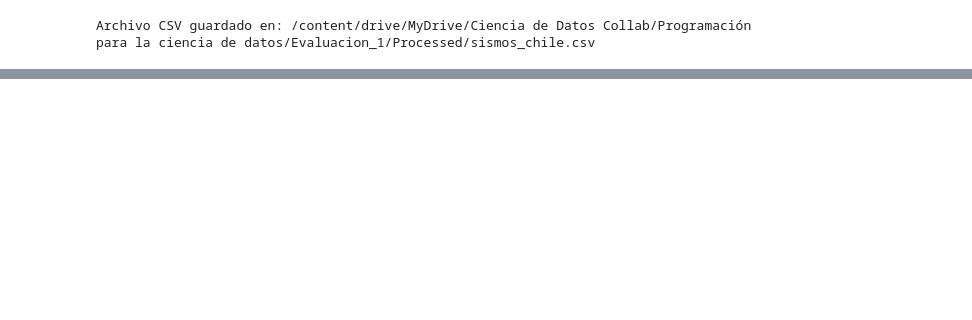
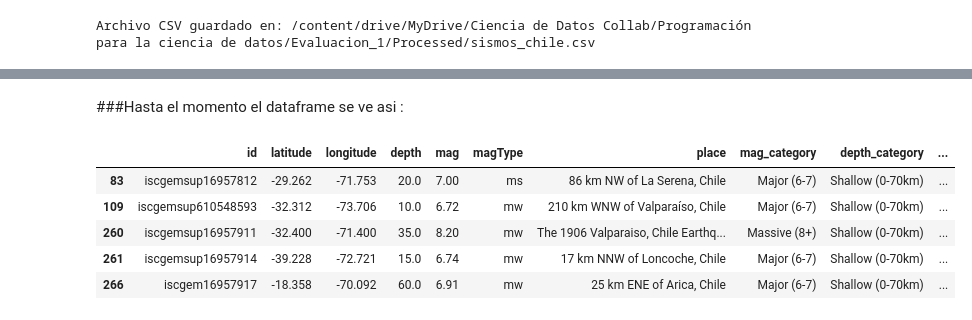
Before and after one commit to javisagredo-dev/Evaluacion1_Prog_DS, a Jupyter notebook: Evaluación_1_Prog_DS.ipynb, the cells around one changed output, grey strips where cells are left out. Saved outputs shown, nothing was run; the diff lists cells and outputs as text; code cells hidden in the pictures; blank space fills up the shorter version.

```diff
--- a/Evaluación_1_Prog_DS.ipynb
+++ b/Evaluación_1_Prog_DS.ipynb
@@ -219,0 +130,2 @@ sismos_chile.describe()
+# %%
+sismos_procesado = sismos_chile.copy()
@@ -219,0 +348,16 @@ sismos_chile.describe()
+# %%
+# Convertir magType a categoría
+sismos_procesado['magType'] = sismos_procesado['magType'].astype('category')
+
+# Convertir depth_category a string
+sismos_procesado['depth_category'] = sismos_procesado['depth_category'].astype('string')
+
+# Convertir mag_category a string
+sismos_procesado['mag_category'] = sismos_procesado['mag_category'].astype('string')
+
+# Verificar los cambios
+print(sismos_procesado.dtypes)
+
+## Convertir magType a category y depth_category junto con mag_category a string optimiza la memoria y el rendimiento del DataFrame.
+## El tipo category almacena valores repetidos de forma eficiente, mientras que string mejora el manejo de texto y evita errores típicos
+## del tipo object, logrando un código más rápido y profesional sin perder información.
@@ -219,0 +377,11 @@ sismos_chile.describe()
+# %% [markdown]
+###Hasta el momento el dataframe se ve asi :
+# %%
+sismos_procesado.head()
+# %% [output]
+|  | id | latitude | longitude | depth | mag | magType | place | mag_category | depth_category | ... |
+| 83 | iscgemsup16957812 | -29.262 | -71.753 | 20.0 | 7.00 | ms | 86 km NW of La Serena, Chile | Major (6-7) | Shallow (0-70km) | ... |
+| 109 | iscgemsup610548593 | -32.312 | -73.706 | 10.0 | 6.72 | mw | 210 km WNW of Valparaíso, Chile | Major (6-7) | Shallow (0-70km) | ... |
+| 260 | iscgemsup16957911 | -32.400 | -71.400 | 35.0 | 8.20 | mw | The 1906 Valparaiso, Chile Earthq... | Massive (8+) | Shallow (0-70km) | ... |
+| 261 | iscgemsup16957914 | -39.228 | -72.721 | 15.0 | 6.74 | mw | 17 km NNW of Loncoche, Chile | Major (6-7) | Shallow (0-70km) | ... |
+| 266 | iscgem16957917 | -18.358 | -70.092 | 60.0 | 6.91 | mw | 25 km ENE of Arica, Chile | Major (6-7) | Shallow (0-70km) | ... |
```
Also changed, not shown: parts of 22 cells of this notebook.
